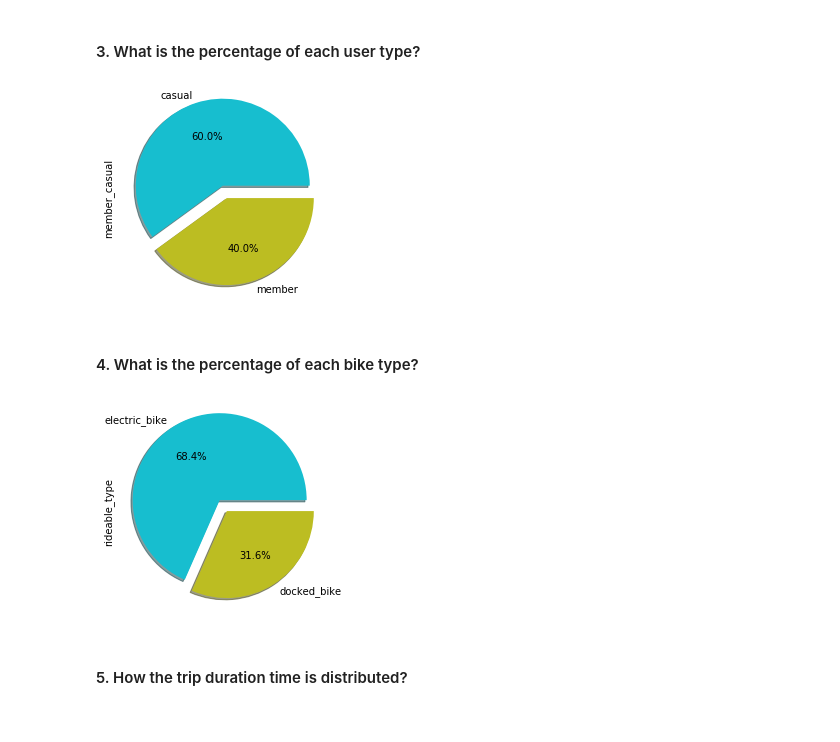
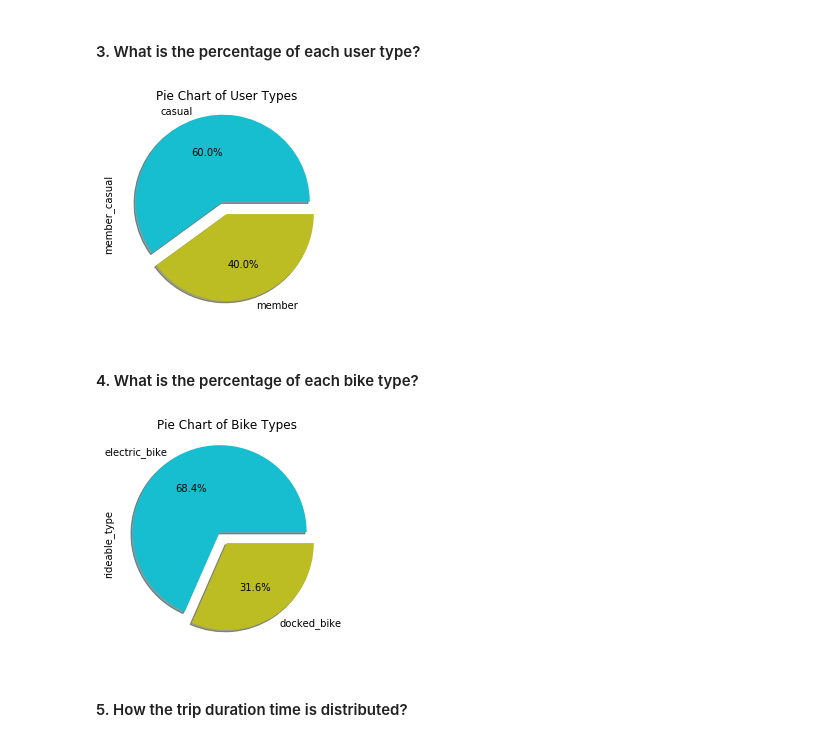
Before and after one commit to bsunaidi/Communicate-Data-Findings, a Jupyter notebook: exploration.ipynb, the cells around one changed output. Drawn from its saved outputs; the diff is of its cells as text; code cells hidden in the pictures.

```diff
--- a/exploration.ipynb
+++ b/exploration.ipynb
@@ -270,18 +272,20 @@ plt.ylabel('Station Name');
 # %%
 colors = ['tab:cyan', 'tab:olive']
 # Plot a pie chart showing the rate of each
 df['member_casual'].value_counts().plot(kind='pie', explode=(0.15, 0), shadow=True,
                                   colors=colors, autopct='%1.1f%%');
+plt.title('Pie Chart of User Types');
 # %% [output]
-[figure, old version]
+[figure, new version]
 # %% [markdown]
 #### 4. What is the percentage of each bike type?
 # %%
 # Plot a pie chart showing the rate of each
 df['rideable_type'].value_counts().plot(kind='pie', explode=(0.15, 0), shadow=True,
                                   colors=colors, autopct='%1.1f%%');
+plt.title('Pie Chart of Bike Types');
 # %% [output]
-[figure, old version]
+[figure, new version]
 # %% [markdown]
 #### 5. How the trip duration time is distributed?
 # %%
```
Also changed, not shown: parts of 9 cells of this notebook, 3 other files.
